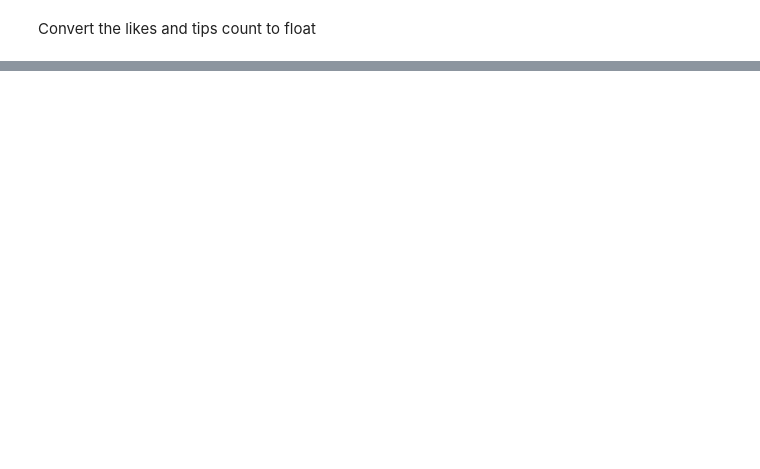
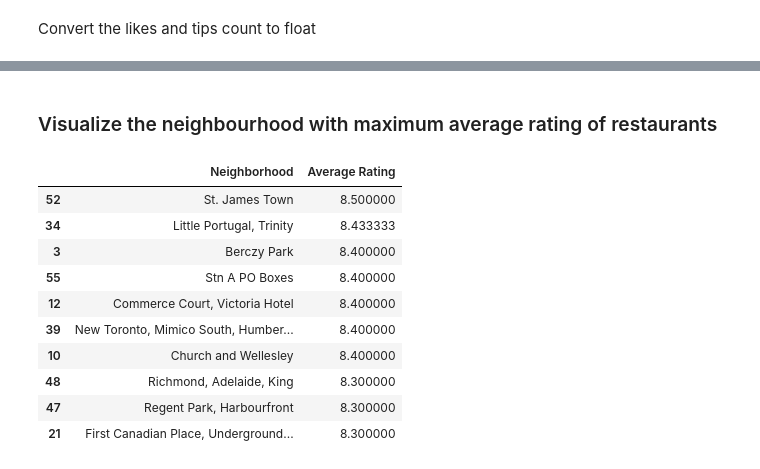
Before and after one commit to ichishiro1997/Coursera_Capstone, a Jupyter notebook: The Battle of Neighborhoods_PART 2.ipynb, the cells around one changed output, grey strips where cells are left out. Cells and saved outputs as stored; diff of their text form; code cells hidden in the pictures; blank space fills up the shorter version.

```diff
--- a/The Battle of Neighborhoods_PART 2.ipynb
+++ b/The Battle of Neighborhoods_PART 2.ipynb
@@ -396,0 +409,18 @@ ne.shape
+# %% [markdown]
+### Visualize the neighbourhood with maximum average rating of restaurants
+# %%
+neighborhood_stats = ita_chi_rest_rank.groupby('Neighborhood',as_index=False).mean()[['Neighborhood','Rating']]
+neighborhood_stats.columns=['Neighborhood','Average Rating']
+neighborhood_stats.sort_values(['Average Rating'],ascending=False).head(10)
+# %% [output]
+|  | Neighborhood | Average Rating |
+| 52 | St. James Town | 8.500000 |
+| 34 | Little Portugal, Trinity | 8.433333 |
+| 3 | Berczy Park | 8.400000 |
+| 55 | Stn A PO Boxes | 8.400000 |
+| 12 | Commerce Court, Victoria Hotel | 8.400000 |
+| 39 | New Toronto, Mimico South, Humber... | 8.400000 |
+| 10 | Church and Wellesley | 8.400000 |
+| 48 | Richmond, Adelaide, King | 8.300000 |
+| 47 | Regent Park, Harbourfront | 8.300000 |
+| 21 | First Canadian Place, Underground... | 8.300000 |
```
Also changed, not shown: parts of 31 cells of this notebook.
